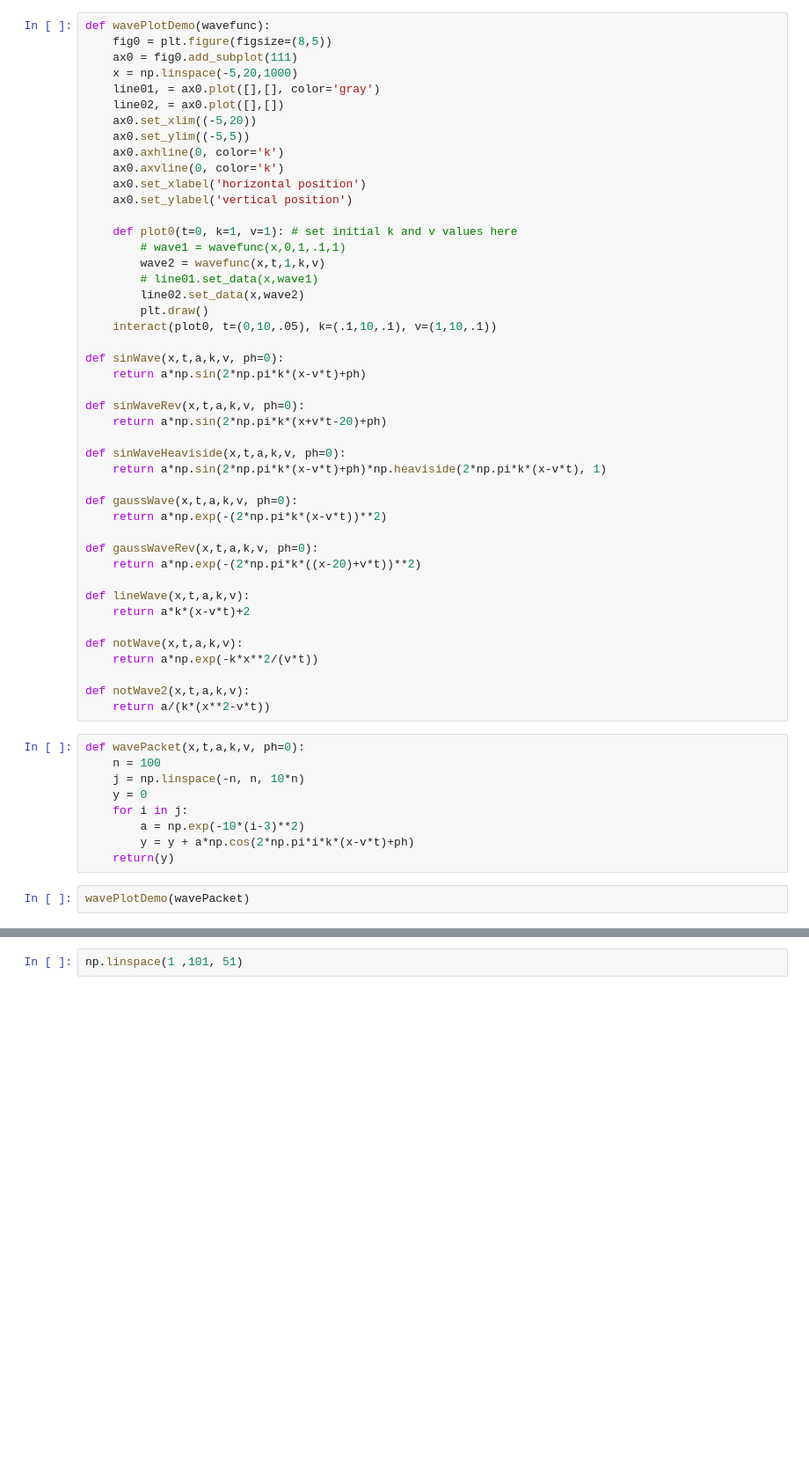
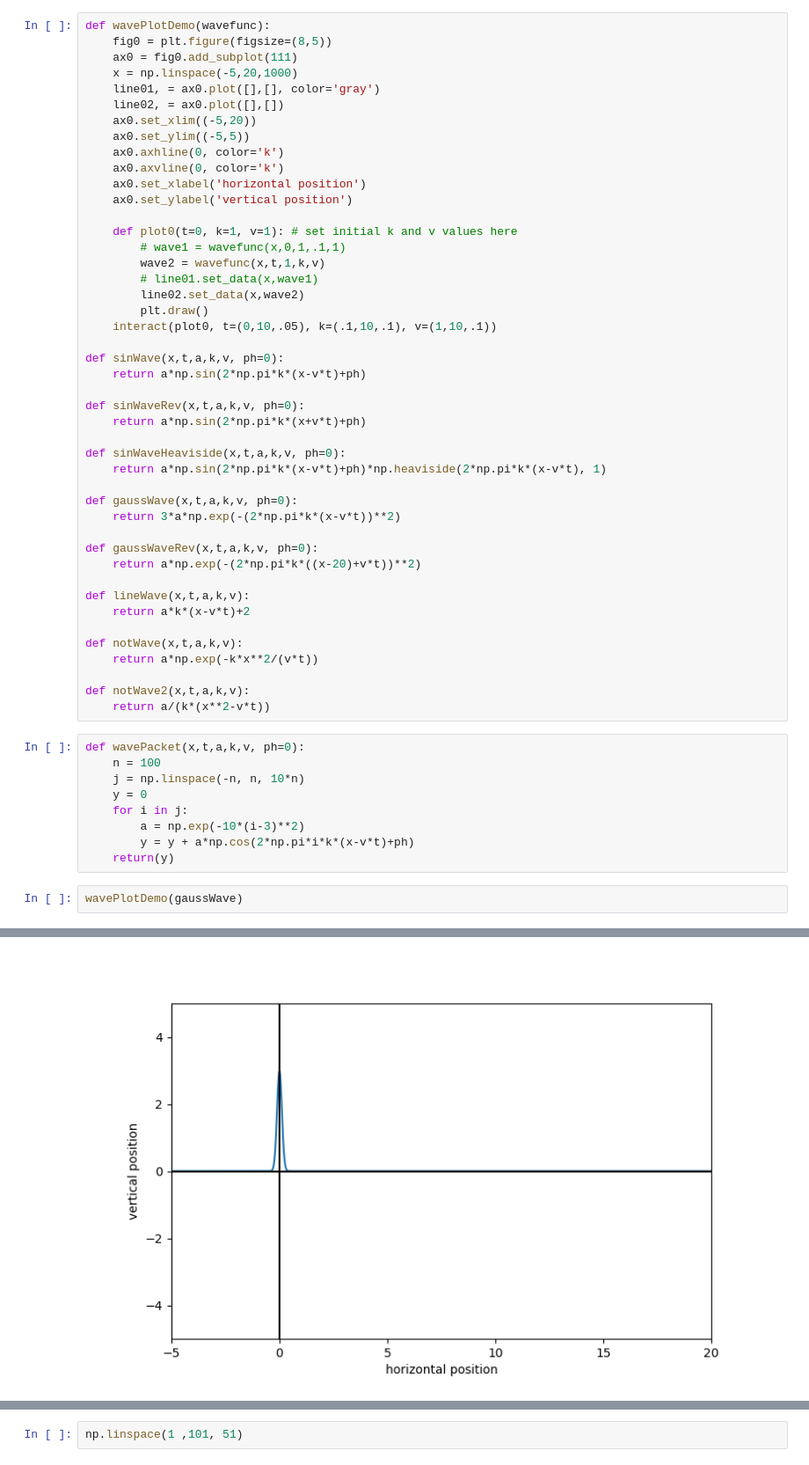
Before and after one commit to ehremington/340-2026-spring, a Jupyter notebook: waveMotionDemo.ipynb, the cells around one changed output, grey strips where cells are left out. Shown at 88% size. Drawn from its saved outputs; the diff is of its cells as text; blank space fills up the shorter version.

```diff
--- a/waveMotionDemo.ipynb
+++ b/waveMotionDemo.ipynb
@@ -32,13 +32,13 @@ def sinWave(x,t,a,k,v, ph=0):
     return a*np.sin(2*np.pi*k*(x-v*t)+ph)
 
 def sinWaveRev(x,t,a,k,v, ph=0):
-    return a*np.sin(2*np.pi*k*(x+v*t-20)+ph)
+    return a*np.sin(2*np.pi*k*(x+v*t)+ph)
 
 def sinWaveHeaviside(x,t,a,k,v, ph=0):
     return a*np.sin(2*np.pi*k*(x-v*t)+ph)*np.heaviside(2*np.pi*k*(x-v*t), 1)
 
 def gaussWave(x,t,a,k,v, ph=0):
-    return a*np.exp(-(2*np.pi*k*(x-v*t))**2)
+    return 3*a*np.exp(-(2*np.pi*k*(x-v*t))**2)
 
 def gaussWaveRev(x,t,a,k,v, ph=0):
     return a*np.exp(-(2*np.pi*k*((x-20)+v*t))**2)
@@ -61,5 +61,5 @@ def wavePacket(x,t,a,k,v, ph=0):
         y = y + a*np.cos(2*np.pi*i*k*(x-v*t)+ph)
     return(y)
 # %%
-wavePlotDemo(wavePacket)
+wavePlotDemo(gaussWave)
 # %% [output]
@@ -68,3 +67,4 @@ interactive(children=(FloatSlider(value=0.0, description='t', max=10.0, step=0.0
+[figure, added]
 # %%
 n = 10
 j = np.linspace(-n, n, 10*n)
```
Also changed, not shown: parts of 6 cells of this notebook, 4 other files.
